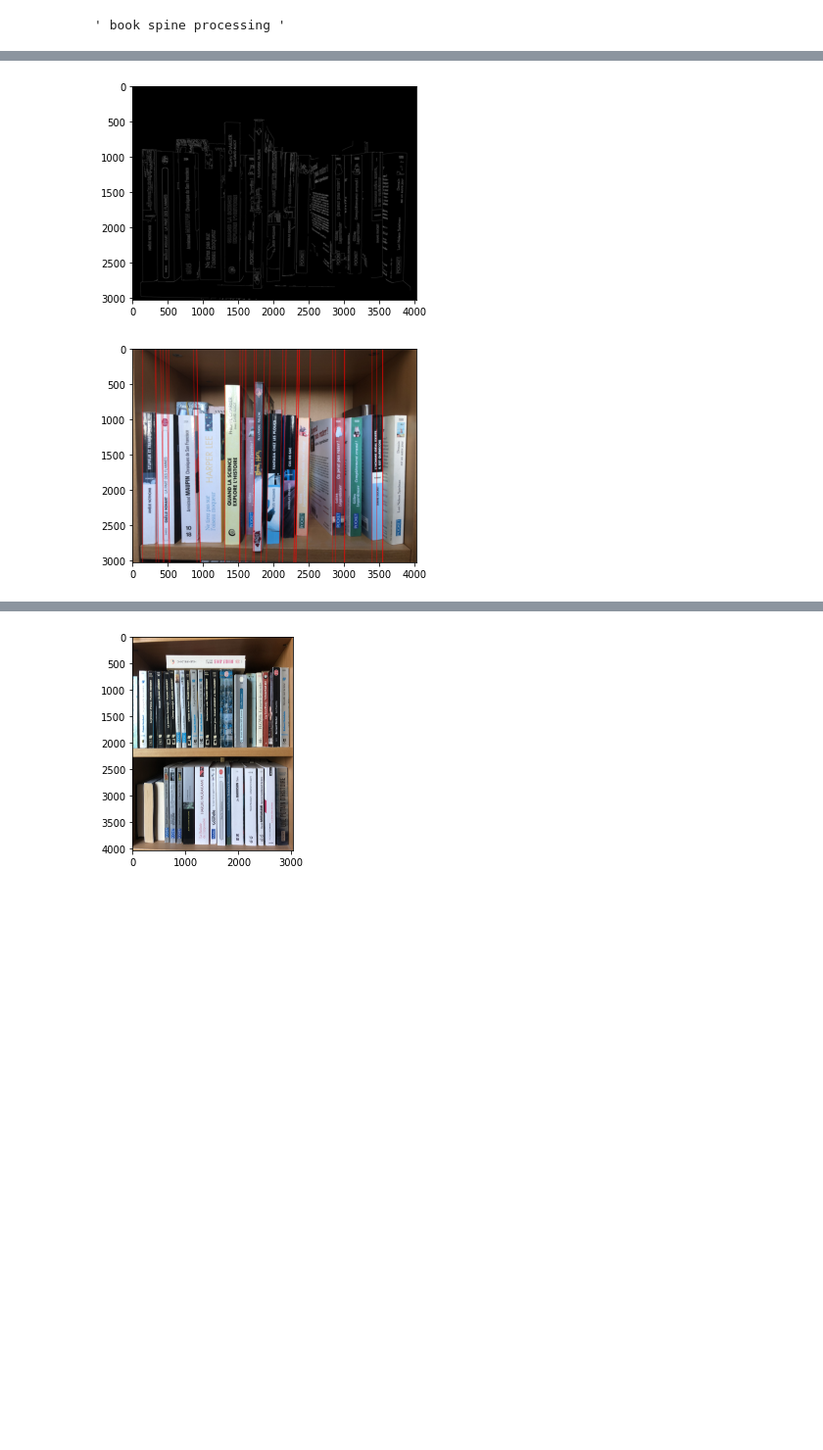
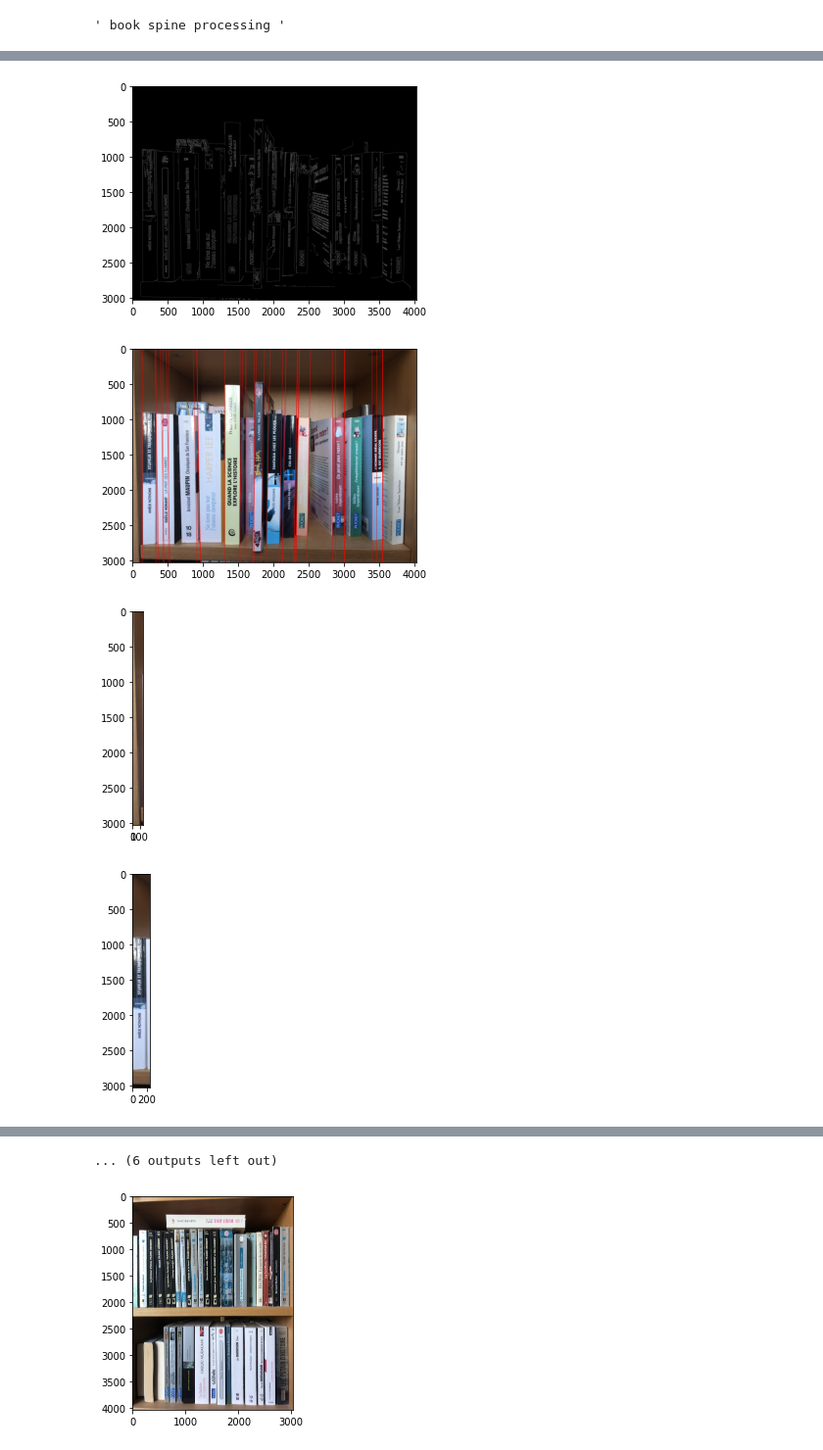
Before and after one commit to yanis-dubois/BookShelfAnalyse, a Jupyter notebook: pyTest/test.ipynb, the cells around one changed output, grey strips where cells are left out. Shown at 98% size. Drawn from its saved outputs; the diff is of its cells as text; code cells hidden in the pictures; blank space fills up the shorter version.

```diff
--- a/pyTest/test.ipynb
+++ b/pyTest/test.ipynb
@@ -20,6 +20,8 @@ def noiseReducer(img):
 ' book spine processing '
 # %%
 ''' row segmentation '''
+
+# constraint : doesn't work with thin book spines
 
 # image load
 img = Image.open('../image/img15.jpg')
@@ -46,34 +48,49 @@ def rowSegmentation(img):
 
     # hough transform
     treshold = 300
+    coordinate = []
+    houghTransform = img.copy()
     lines = cv2.HoughLines(edges, 1, np.pi/180, treshold)
     length = max(width, height)
     for line in lines:
+        coordinate.append((0,0))
         for rho,theta in line:
             if theta<np.pi/2-0.2 or np.pi/2+0.2<theta:
                 a = np.cos(theta)
                 b = np.sin(theta)
                 x0 = a*rho
                 y0 = b*rho
                 x1 = int(x0 + length*(-b))
                 y1 = int(y0 + length*(a))
                 x2 = int(x0 - length*(-b))
                 y2 = int(y0 - length*(a))
-                img = cv2.line(img, (x1,y1), (x2,y2), (255,0,0), 3)
-    plt.imshow(img)
+                houghTransform = cv2.line(houghTransform, (x1,y1), (x2,y2), (255,0,0), 3)
+                coordinate.append((x1,x2))
+        coordinate.append((width,width))
+    plt.imshow(houghTransform)
     plt.show()
 
     # segmentation
     croppedImg = []
+    coordinate.sort()
+    img = Image.fromarray(img, 'RGB')
+    last = None
+    threshold = width/50
+    for x1,x2 in coordinate:
+        if (last != None and last<min(x1,x2)-threshold):
+            croppedImg.append(img.crop((last, 0, max(x1,x2), height)))
+        last = min(x1,x2)
 
     return croppedImg
 
 # show result
 images = rowSegmentation(img)
 for im in images:
     plt.imshow(im)
     plt.show()
 # %% [output]
 [figure]
 [figure]
 [figure]
+[figure, added]
+[figure, added]
@@ -80,2 +104,3 @@ for im in images:
+... (6 outputs left out)
 # %%
 ''' bookshelf segmentation '''
```
Also changed, not shown: parts of 4 cells of this notebook.
